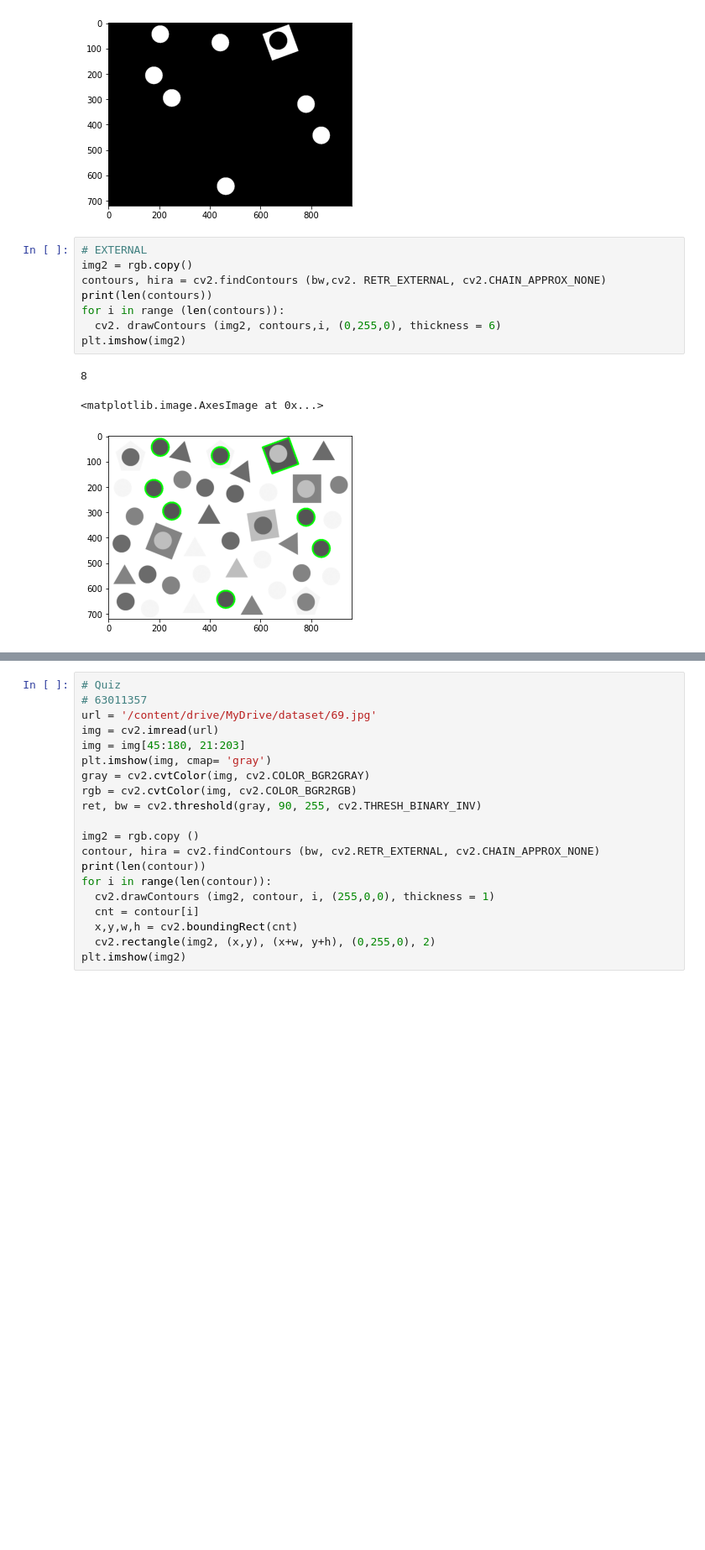
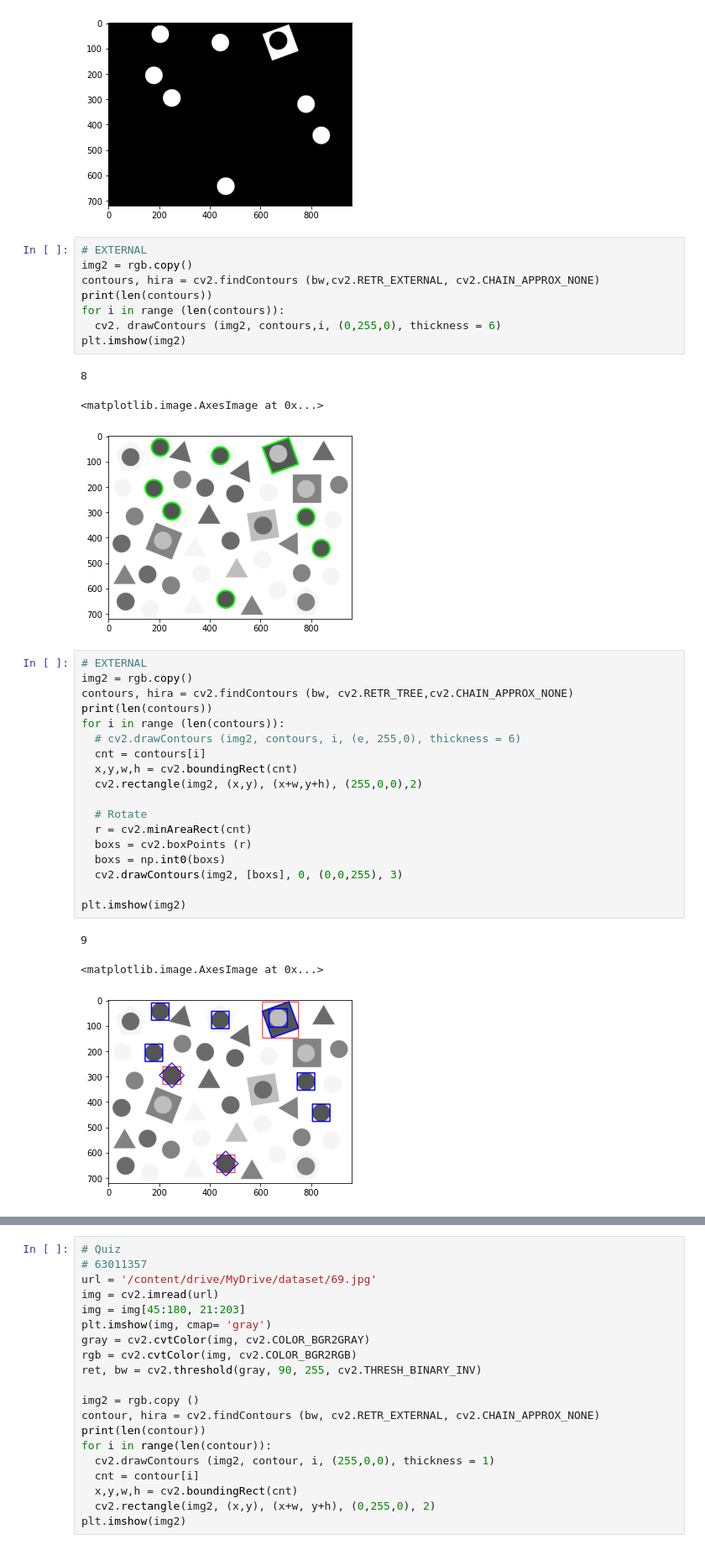
Before and after one commit to JoeyThirawat/RAI2.2, a Jupyter notebook: Wk07_CV_03Mar22.ipynb, the cells around one changed output, grey strips where cells are left out. Shown at 84% size. Saved outputs shown, nothing was run; the diff lists cells and outputs as text; blank space fills up the shorter version.

Commit message:
EXTERNAL

```diff
--- a/Wk07_CV_03Mar22.ipynb
+++ b/Wk07_CV_03Mar22.ipynb
@@ -77,7 +77,7 @@ plt.imshow(bw, cmap='gray')
 # %%
 # EXTERNAL
 img2 = rgb.copy()
-contours, hira = cv2.findContours (bw,cv2. RETR_EXTERNAL, cv2.CHAIN_APPROX_NONE)
+contours, hira = cv2.findContours (bw,cv2.RETR_EXTERNAL, cv2.CHAIN_APPROX_NONE)
 print(len(contours))
 for i in range (len(contours)):
   cv2. drawContours (img2, contours,i, (0,255,0), thickness = 6)
@@ -86,3 +86,25 @@ plt.imshow(img2)
 8
 <matplotlib.image.AxesImage at 0x...>
 [figure]
+# %%
+# EXTERNAL
+img2 = rgb.copy()
+contours, hira = cv2.findContours (bw, cv2.RETR_TREE,cv2.CHAIN_APPROX_NONE)
+print(len(contours))
+for i in range (len(contours)):
+  # cv2.drawContours (img2, contours, i, (e, 255,0), thickness = 6)
+  cnt = contours[i]
+  x,y,w,h = cv2.boundingRect(cnt)
+  cv2.rectangle(img2, (x,y), (x+w,y+h), (255,0,0),2)
+
+  # Rotate
+  r = cv2.minAreaRect(cnt)
+  boxs = cv2.boxPoints (r)
+  boxs = np.int0(boxs)
+  cv2.drawContours(img2, [boxs], 0, (0,0,255), 3)
+
+plt.imshow(img2)
+# %% [output]
+9
+<matplotlib.image.AxesImage at 0x...>
+[figure, added]
```
Also changed, not shown: parts of 1 cell of this notebook.
